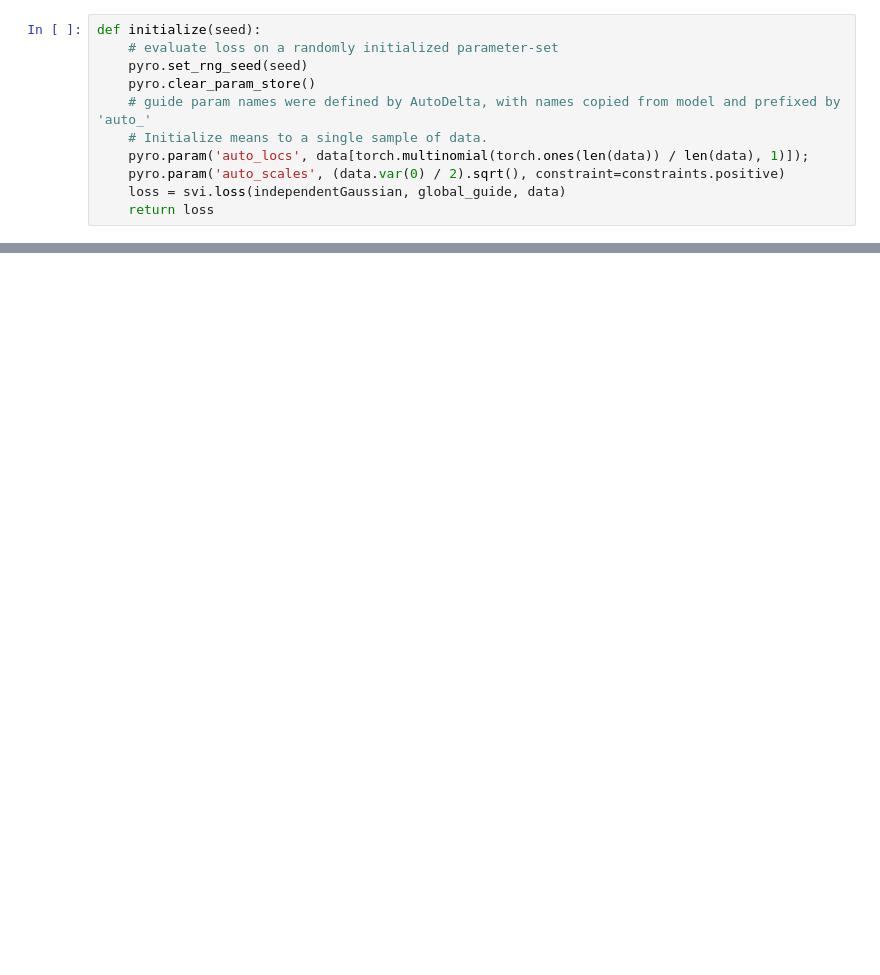
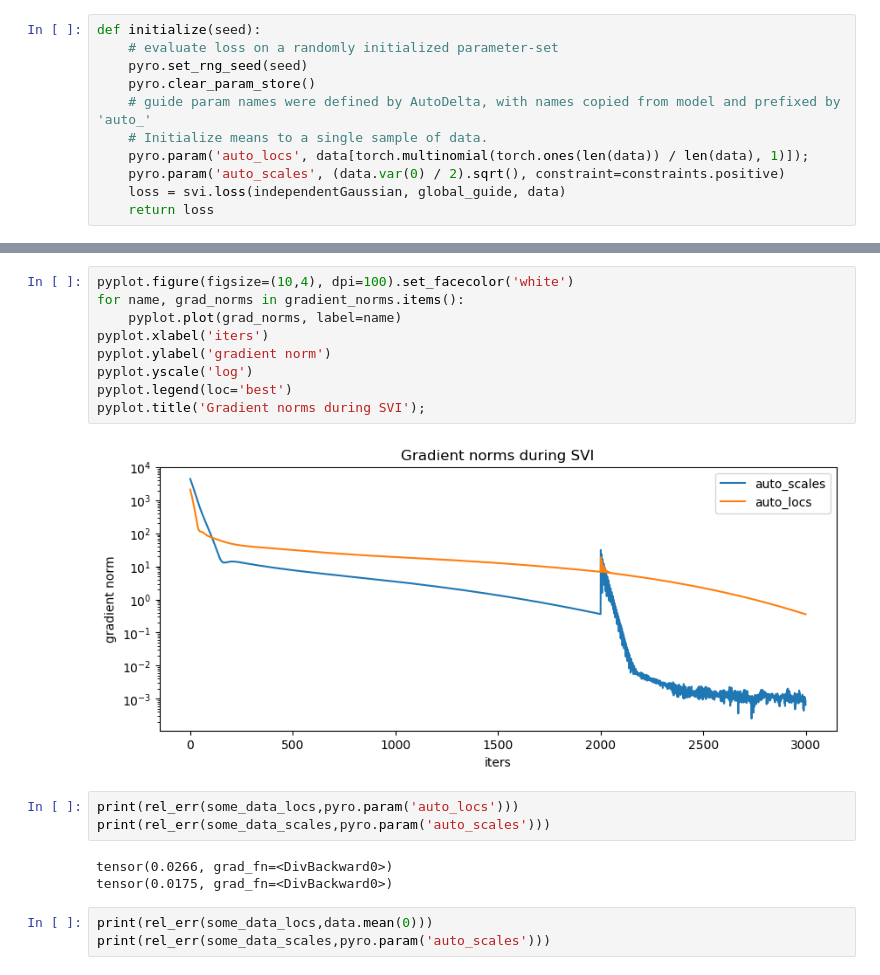
Before and after one commit to deoxyribose/compositions_mixtures_factors, a Jupyter notebook: Independent Gaussian.ipynb, the cells around one changed output, grey strips where cells are left out. Saved outputs shown, nothing was run; the diff lists cells and outputs as text; blank space fills up the shorter version.

```diff
--- a/Independent Gaussian.ipynb
+++ b/Independent Gaussian.ipynb
@@ -160,0 +183,20 @@ pyplot.title('Gradient norms during SVI');
+# %%
+pyplot.figure(figsize=(10,4), dpi=100).set_facecolor('white')
+for name, grad_norms in gradient_norms.items():
+    pyplot.plot(grad_norms, label=name)
+pyplot.xlabel('iters')
+pyplot.ylabel('gradient norm')
+pyplot.yscale('log')
+pyplot.legend(loc='best')
+pyplot.title('Gradient norms during SVI');
+# %% [output]
+[figure, added]
+# %%
+print(rel_err(some_data_locs,pyro.param('auto_locs')))
+print(rel_err(some_data_scales,pyro.param('auto_scales')))
+# %% [output]
+tensor(0.0266, grad_fn=<DivBackward0>)
+tensor(0.0175, grad_fn=<DivBackward0>)
+# %%
+print(rel_err(some_data_locs,data.mean(0)))
+print(rel_err(some_data_scales,pyro.param('auto_scales')))
```
Also changed, not shown: parts of 16 cells of this notebook.
